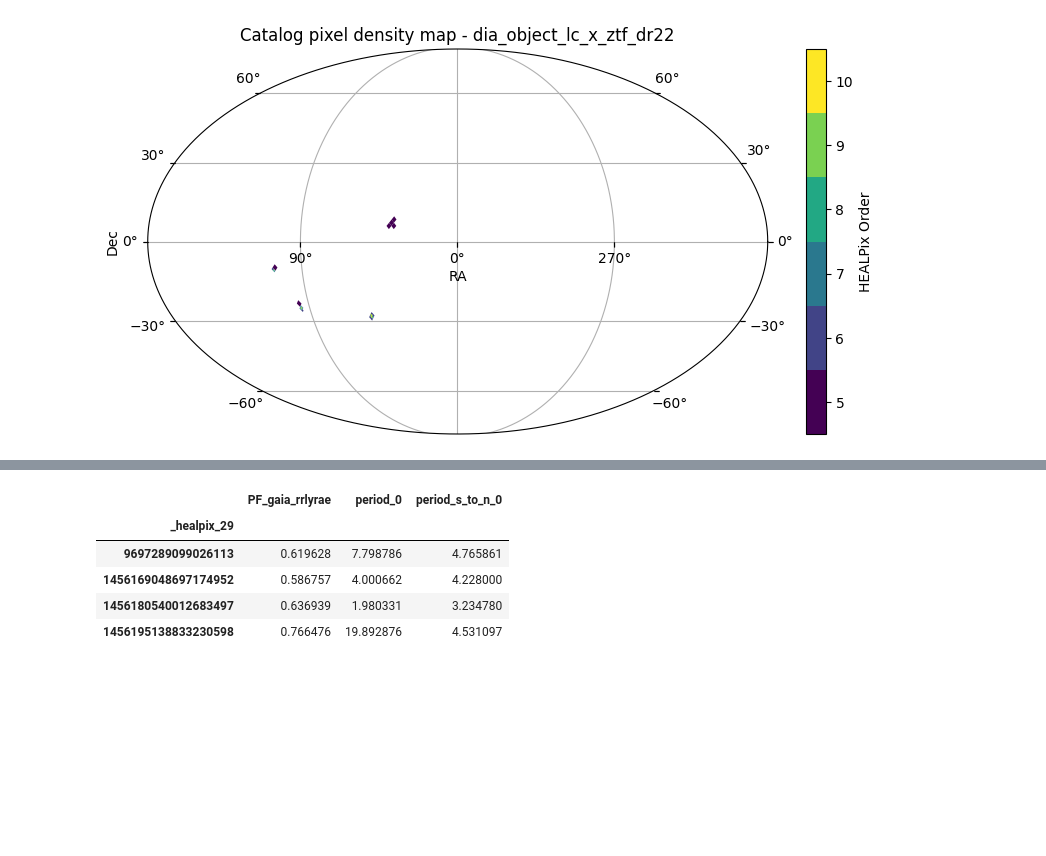
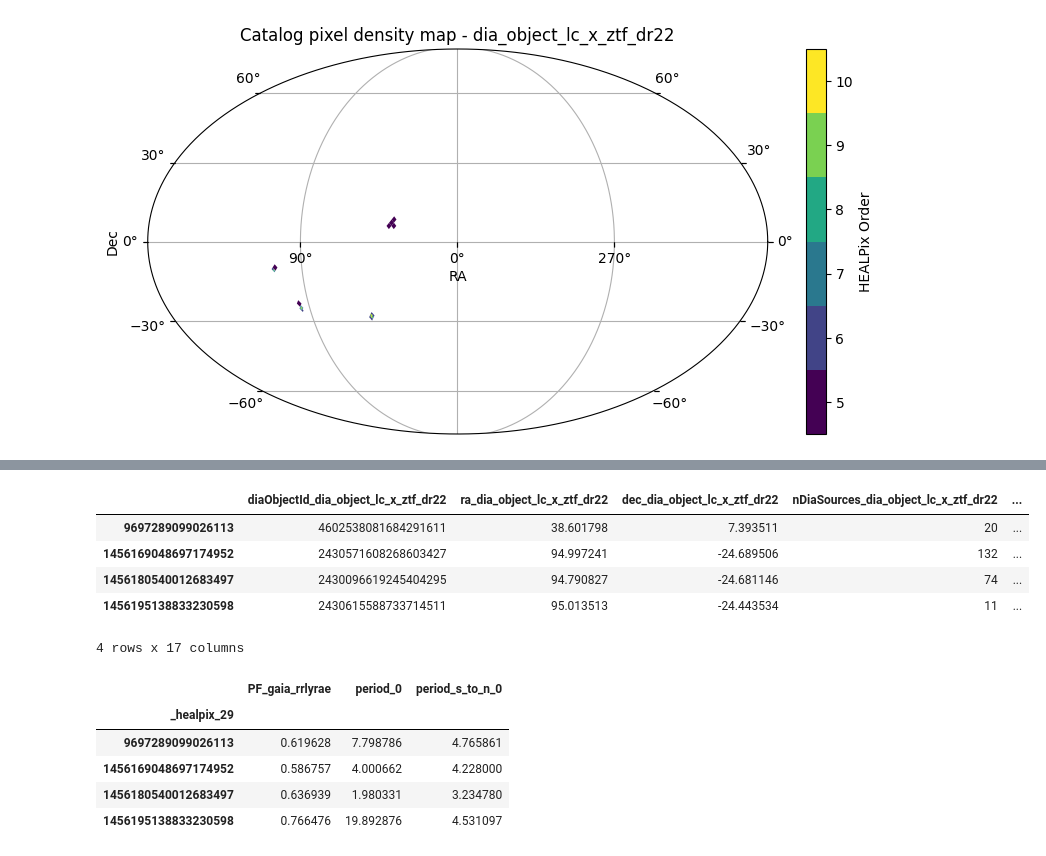
Before and after one commit to lsst-sitcom/linccf, a Jupyter notebook: internal/march_sprint/5.other_periodic_to_rubin/period_comparison.ipynb, the cells around one changed output, grey strips where cells are left out. Cells and saved outputs as stored; diff of their text form; code cells hidden in the pictures; blank space fills up the shorter version.

```diff
--- a/internal/march_sprint/5.other_periodic_to_rubin/period_comparison.ipynb
+++ b/internal/march_sprint/5.other_periodic_to_rubin/period_comparison.ipynb
@@ -137,6 +159,14 @@ ztf_rrlyr.plot_pixels()
 # %%
 # Very small -> Go to nested-pandas
-rrlyr_ndf = ztf_rrlyr.compute().dropna(subset=["PF_gaia_rrlyrae"]).query("nDiaSources_dia_object_lc_x_ztf_dr22>10")
+vari_ndf = ztf_vari.compute().dropna(subset=["PF_gaia_vari"]).query("nDiaSources_dia_object_lc_x_ztf_dr22>10")
+vari_ndf
+# %% [output]
+|  | diaObjectId_dia_object_lc_x_ztf_dr22 | ra_dia_object_lc_x_ztf_dr22 | dec_dia_object_lc_x_ztf_dr22 | nDiaSources_dia_object_lc_x_ztf_dr22 | ... |
+| 9697289099026113 | 4602538081684291611 | 38.601798 | 7.393511 | 20 | ... |
+| 1456169048697174952 | 2430571608268603427 | 94.997241 | -24.689506 | 132 | ... |
+| 1456180540012683497 | 2430096619245404295 | 94.790827 | -24.681146 | 74 | ... |
+| 1456195138833230598 | 2430615588733714511 | 95.013513 | -24.443534 | 11 | ... |
+4 rows x 17 columns
 # %%
 #rrlyr_ndf["ztf_lc_dia_object_lc_x_ztf_dr22"].nest.fields
 # %%
```
Also changed, not shown: parts of 13 cells of this notebook.
